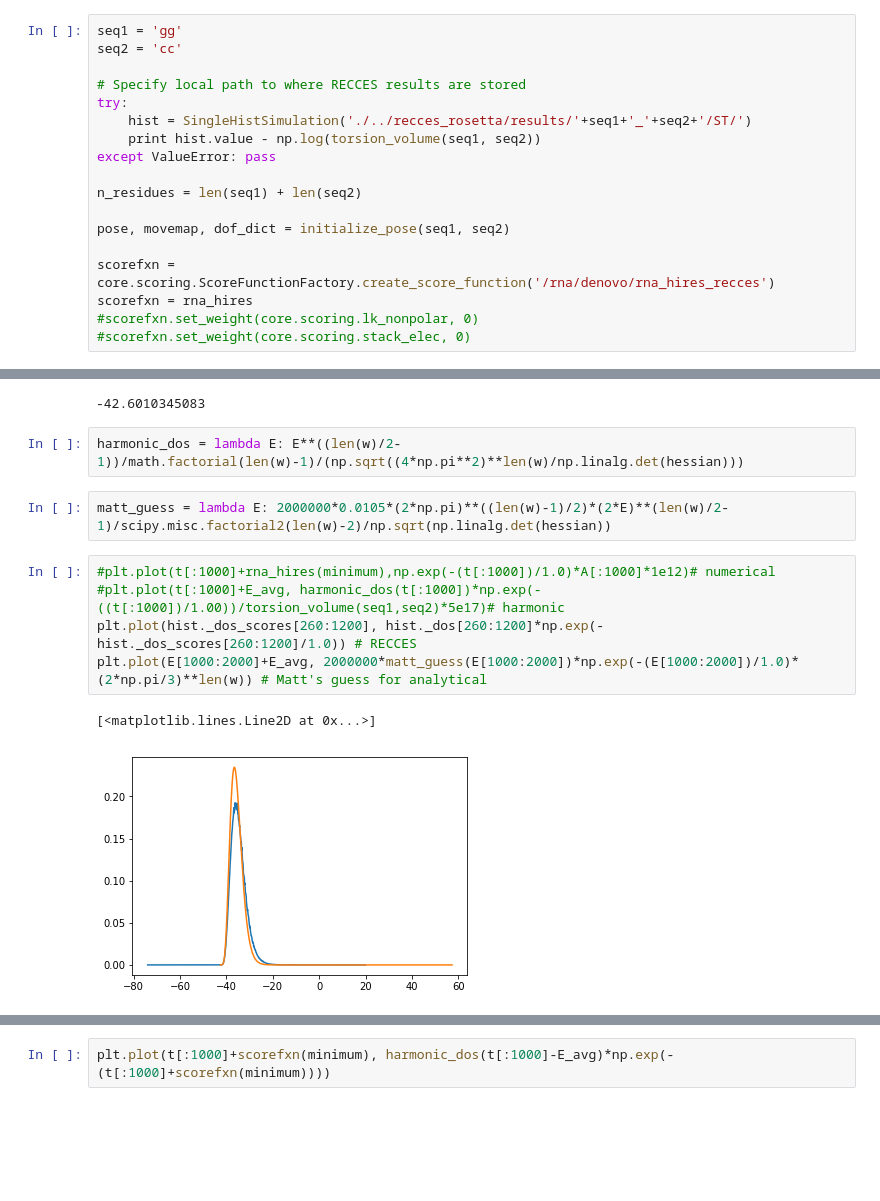
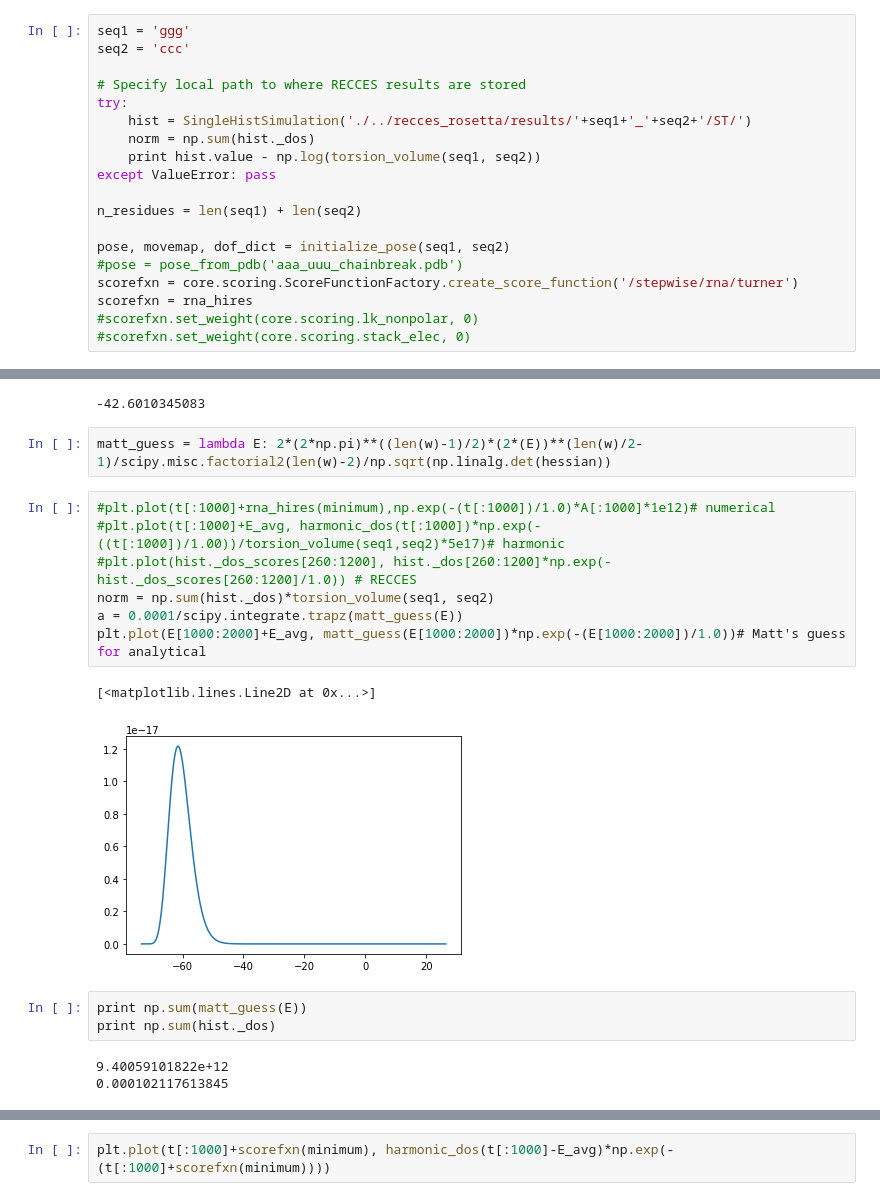
Before and after one commit to maa805/mining-minima, a Jupyter notebook: mining_minima_nucleic_acids.ipynb, the cells around one changed output, grey strips where cells are left out. Drawn from its saved outputs; the diff is of its cells as text; blank space fills up the shorter version.

```diff
--- a/mining_minima_nucleic_acids.ipynb
+++ b/mining_minima_nucleic_acids.ipynb
@@ -169,20 +169,21 @@ def mode_scan(pose, dofs, dof_dict, scorefxn, mode, kT = 1.0, h = 0.5):
     result *= h*np.pi/180.0
     return result
 # %%
-seq1 = 'gg'
-seq2 = 'cc'
+seq1 = 'ggg'
+seq2 = 'ccc'
 
 # Specify local path to where RECCES results are stored
 try:
     hist = SingleHistSimulation('./../recces_rosetta/results/'+seq1+'_'+seq2+'/ST/')
+    norm = np.sum(hist._dos)
     print hist.value - np.log(torsion_volume(seq1, seq2))
 except ValueError: pass
 
 n_residues = len(seq1) + len(seq2)
 
 pose, movemap, dof_dict = initialize_pose(seq1, seq2)
-
-scorefxn = core.scoring.ScoreFunctionFactory.create_score_function('/rna/denovo/rna_hires_recces')
+#pose = pose_from_pdb('aaa_uuu_chainbreak.pdb')
+scorefxn = core.scoring.ScoreFunctionFactory.create_score_function('/stepwise/rna/turner')
 scorefxn = rna_hires
 #scorefxn.set_weight(core.scoring.lk_nonpolar, 0)
 #scorefxn.set_weight(core.scoring.stack_elec, 0)
@@ -550,17 +489,23 @@ print E_avg
 # %% [output]
 -42.6010345083
 # %%
-harmonic_dos = lambda E: E**((len(w)/2-1))/math.factorial(len(w)-1)/(np.sqrt((4*np.pi**2)**len(w)/np.linalg.det(hessian)))
+matt_guess = lambda E: 2*(2*np.pi)**((len(w)-1)/2)*(2*(E))**(len(w)/2-1)/scipy.misc.factorial2(len(w)-2)/np.sqrt(np.linalg.det(hessian))
-# %%
-matt_guess = lambda E: 2000000*0.0105*(2*np.pi)**((len(w)-1)/2)*(2*E)**(len(w)/2-1)/scipy.misc.factorial2(len(w)-2)/np.sqrt(np.linalg.det(hessian))
 # %%
 #plt.plot(t[:1000]+rna_hires(minimum),np.exp(-(t[:1000])/1.0)*A[:1000]*1e12)# numerical
 #plt.plot(t[:1000]+E_avg, harmonic_dos(t[:1000])*np.exp(-((t[:1000])/1.00))/torsion_volume(seq1,seq2)*5e17)# harmonic
-plt.plot(hist._dos_scores[260:1200], hist._dos[260:1200]*np.exp(-hist._dos_scores[260:1200]/1.0)) # RECCES
-plt.plot(E[1000:2000]+E_avg, 2000000*matt_guess(E[1000:2000])*np.exp(-(E[1000:2000])/1.0)*(2*np.pi/3)**len(w)) # Matt's guess for analytical
+#plt.plot(hist._dos_scores[260:1200], hist._dos[260:1200]*np.exp(-hist._dos_scores[260:1200]/1.0)) # RECCES
+norm = np.sum(hist._dos)*torsion_volume(seq1, seq2)
+a = 0.0001/scipy.integrate.trapz(matt_guess(E))
+plt.plot(E[1000:2000]+E_avg, matt_guess(E[1000:2000])*np.exp(-(E[1000:2000])/1.0))# Matt's guess for analytical
 # %% [output]
 [<matplotlib.lines.Line2D at 0x...>]
-[figure, old version]
+[figure, new version]
+# %%
+print np.sum(matt_guess(E))
+print np.sum(hist._dos)
+# %% [output]
+9.40059101822e+12
+0.000102117613845
 # %%
 print hist._dos_scores
 dos_scores = np.array(hist._dos_scores)
```
Also changed, not shown: parts of 41 cells of this notebook.
